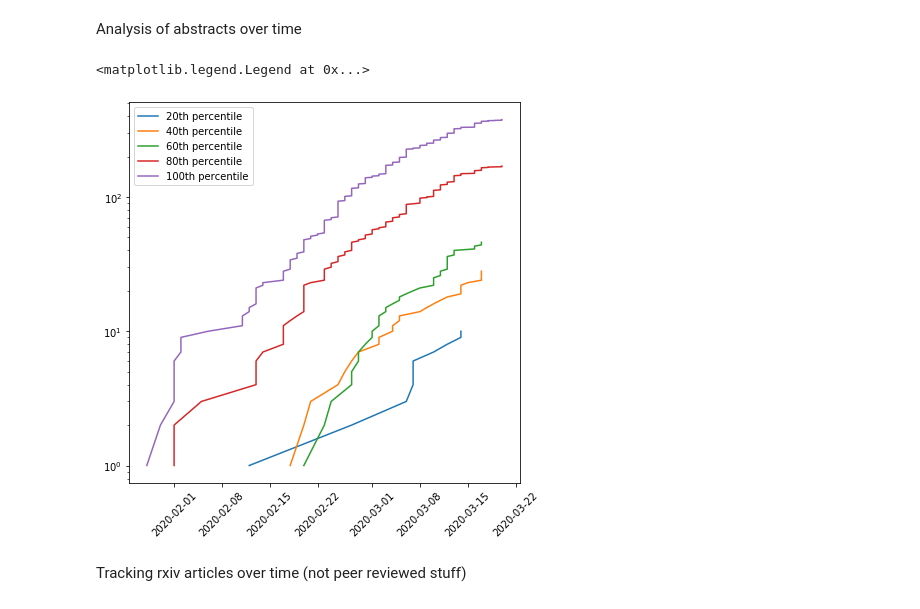
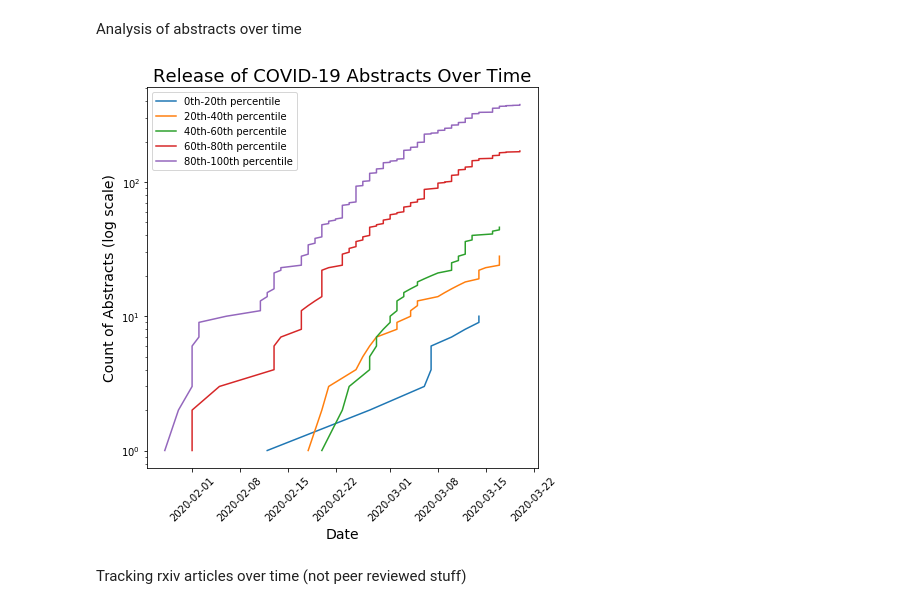
Before and after one commit to COVID19-DVRN/8-AI-Mapping-of-Relevant-Coronavirus-Literature, a Jupyter notebook: analysis/AbstractAnalytics-subsetted.ipynb, the cells around one changed output. Cells and saved outputs as stored; diff of their text form; code cells hidden in the pictures.

```diff
--- a/analysis/AbstractAnalytics-subsetted.ipynb
+++ b/analysis/AbstractAnalytics-subsetted.ipynb
@@ -286,20 +349,24 @@ covid_abstracts = covid_abstracts[covid_abstracts['converted_datetime'] >
 # %%
 plt.figure(figsize=(7, 7))
 for lower in np.array(list(range(5))) / 10 * 2:
     upper = lower + 0.2
     boolean = np.logical_and(covid_abstracts['component_1_percentile'] >= lower,
                                             covid_abstracts['component_1_percentile'] <= upper)
     plt.plot(covid_abstracts[boolean]['converted_datetime'],
-             np.cumsum(np.repeat(1, len(covid_abstracts[boolean]))), label=str(int(upper*100)) + 'th percentile'
+             np.cumsum(np.repeat(1, len(covid_abstracts[boolean]))),
+             label=str(int(lower*100)) + 'th-' + str(int(upper*100)) + 'th percentile'
             )
 
 
 plt.xticks(rotation=45)
+plt.xlabel('Date', size=14)
+plt.ylabel('Count of Abstracts (log scale)', size=14)
+plt.title('Release of COVID-19 Abstracts Over Time', size=18)
 plt.yscale('log')
 plt.legend()
+plt.show()
 # %% [output]
-<matplotlib.legend.Legend at 0x...>
-[figure, old version]
+[figure, new version]
 # %% [markdown]
 Tracking rxiv articles over time (not peer reviewed stuff)
 # %%
```
Also changed, not shown: parts of 10 cells of this notebook.
